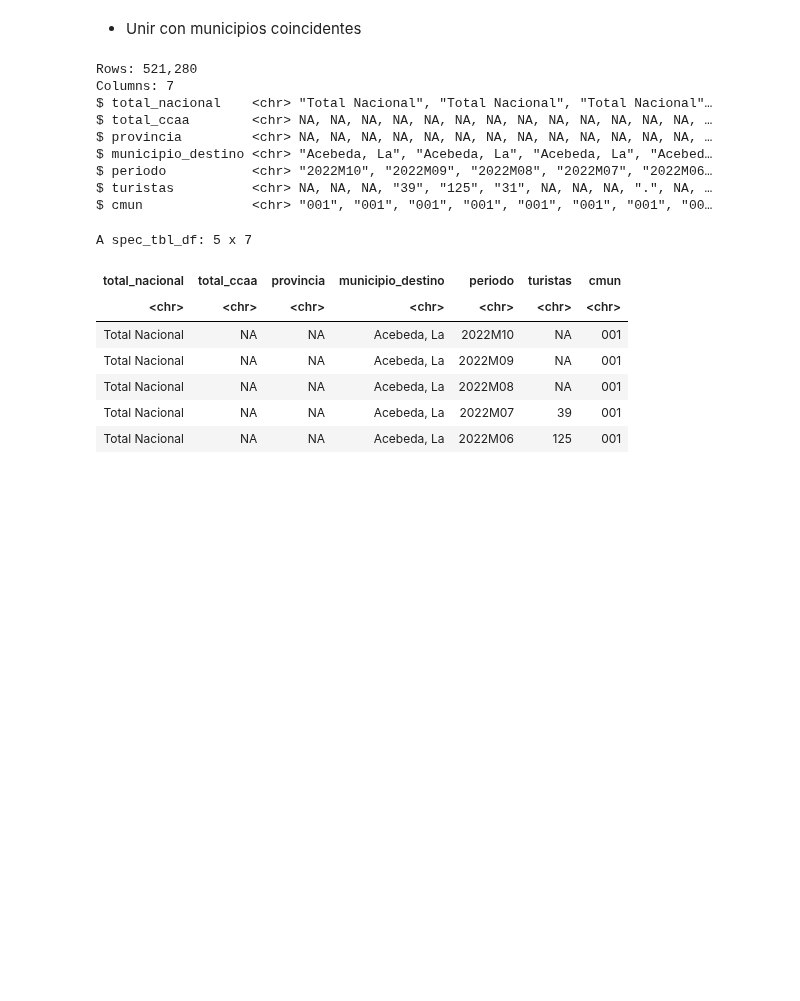
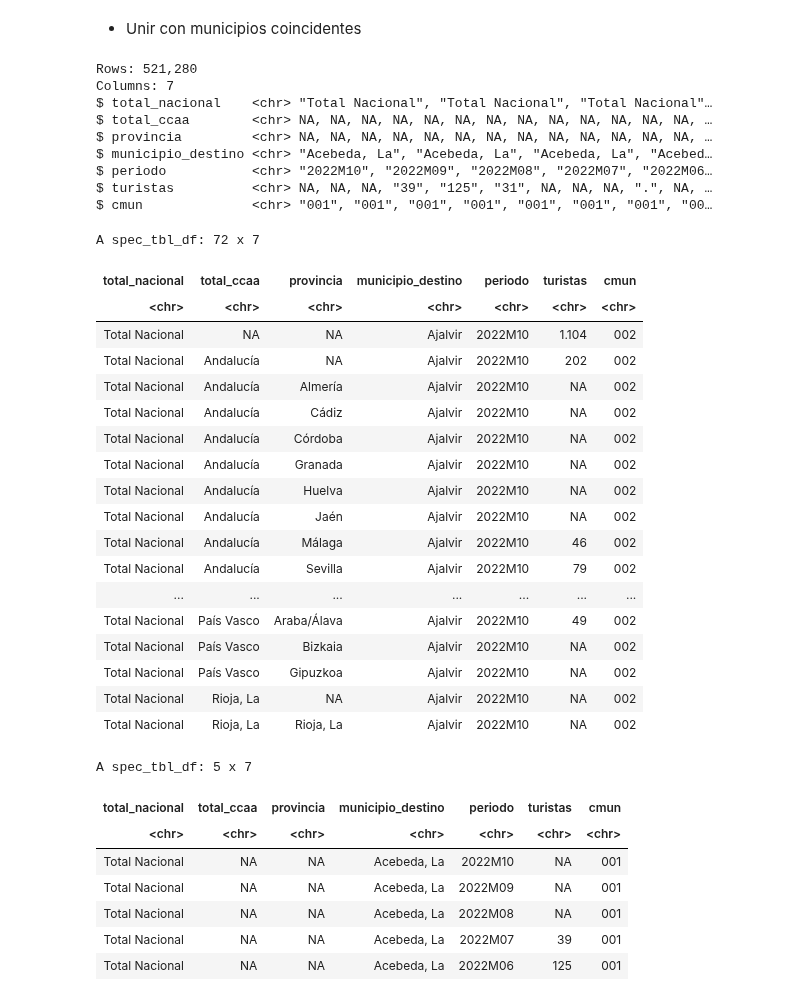
Before and after one commit to URJCDSLab/CitizenLab-Research-and-Development, a Jupyter notebook: casos_urjc/notebooks/dominios_II_y_III/45_turismo_origen/05. - Data Collection_CU_45_04_interno_prov_v_01.ipynb, the cells around one changed output. Cells and saved outputs as stored; diff of their text form; code cells hidden in the pictures; blank space fills up the shorter version.

```diff
--- a/casos_urjc/notebooks/dominios_II_y_III/45_turismo_origen/05. - Data Collection_CU_45_04_interno_prov_v_01.ipynb
+++ b/casos_urjc/notebooks/dominios_II_y_III/45_turismo_origen/05. - Data Collection_CU_45_04_interno_prov_v_01.ipynb
@@ -206,6 +218,28 @@ $ municipio_destino <chr> "Acebeda, La", "Acebeda, La", "Acebeda, La", "Acebed
 $ periodo           <chr> "2022M10", "2022M09", "2022M08", "2022M07", "2022M06…
 $ turistas          <chr> NA, NA, NA, "39", "125", "31", NA, NA, NA, ".", NA, …
 $ cmun              <chr> "001", "001", "001", "001", "001", "001", "001", "00…
+# %%
+edata_01 |> filter(municipio_destino == "Ajalvir", periodo == "2022M10")
+# %% [output]
+A spec_tbl_df: 72 x 7
+| total_nacional | total_ccaa | provincia | municipio_destino | periodo | turistas | cmun |
+| <chr> | <chr> | <chr> | <chr> | <chr> | <chr> | <chr> |
+| Total Nacional | NA | NA | Ajalvir | 2022M10 | 1.104 | 002 |
+| Total Nacional | Andalucía | NA | Ajalvir | 2022M10 | 202 | 002 |
+| Total Nacional | Andalucía | Almería | Ajalvir | 2022M10 | NA | 002 |
+| Total Nacional | Andalucía | Cádiz | Ajalvir | 2022M10 | NA | 002 |
+| Total Nacional | Andalucía | Córdoba | Ajalvir | 2022M10 | NA | 002 |
+| Total Nacional | Andalucía | Granada | Ajalvir | 2022M10 | NA | 002 |
+| Total Nacional | Andalucía | Huelva | Ajalvir | 2022M10 | NA | 002 |
+| Total Nacional | Andalucía | Jaén | Ajalvir | 2022M10 | NA | 002 |
+| Total Nacional | Andalucía | Málaga | Ajalvir | 2022M10 | 46 | 002 |
+| Total Nacional | Andalucía | Sevilla | Ajalvir | 2022M10 | 79 | 002 |
+| ... | ... | ... | ... | ... | ... | ... |
+| Total Nacional | País Vasco | Araba/Álava | Ajalvir | 2022M10 | 49 | 002 |
+| Total Nacional | País Vasco | Bizkaia | Ajalvir | 2022M10 | NA | 002 |
+| Total Nacional | País Vasco | Gipuzkoa | Ajalvir | 2022M10 | NA | 002 |
+| Total Nacional | Rioja, La | NA | Ajalvir | 2022M10 | NA | 002 |
+| Total Nacional | Rioja, La | Rioja, La | Ajalvir | 2022M10 | NA | 002 |
 # %%
 edata_01 |> slice_head(n = 5)
 # %% [output]
```
Also changed, not shown: parts of 5 cells of this notebook, 3 other files.
